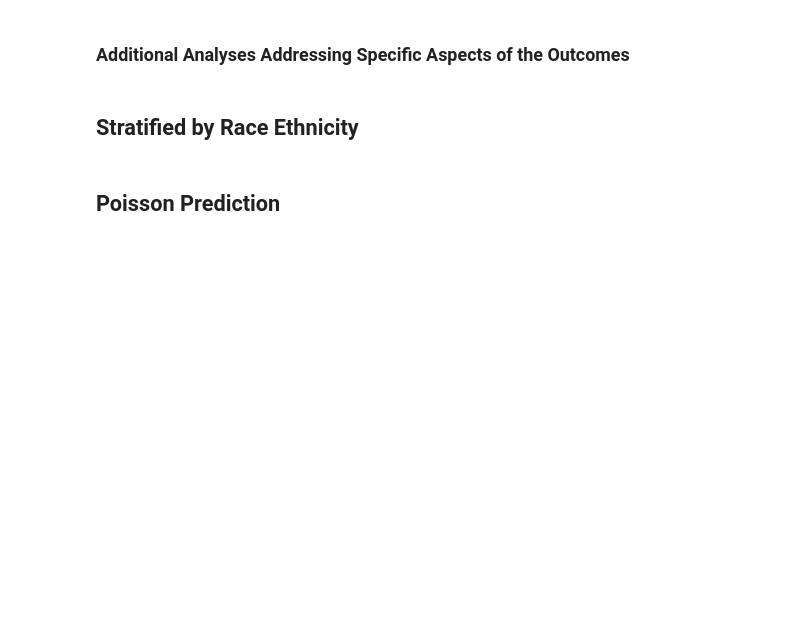
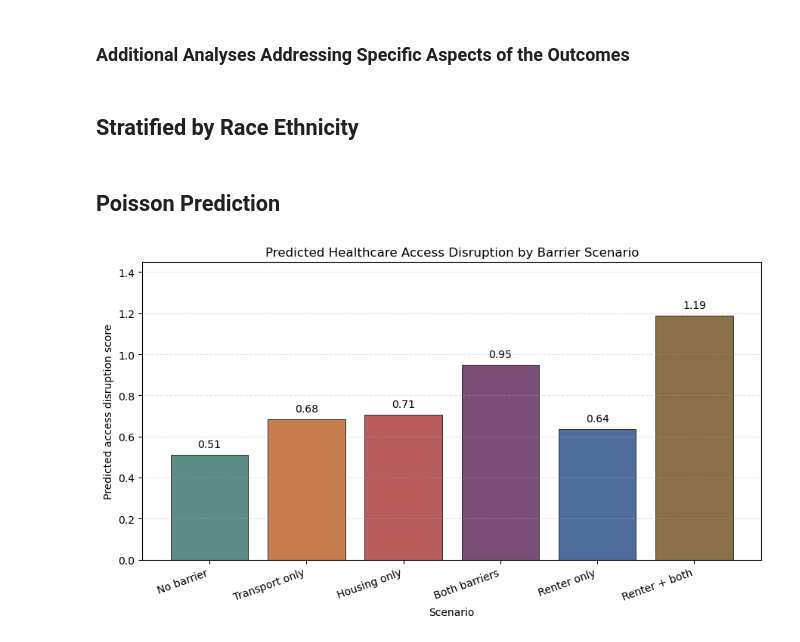
Before and after one commit to COGS108/Group-SP26-079, a Jupyter notebook: Data Analysis -2nd part.ipynb, the cells around one changed output. Saved outputs shown, nothing was run; the diff lists cells and outputs as text; code cells hidden in the pictures; blank space fills up the shorter version.

```diff
--- a/Data Analysis -2nd part.ipynb
+++ b/Data Analysis -2nd part.ipynb
@@ -516,8 +684,10 @@ test_data[['HHX', 'access_disruption_score', 'predicted_access_disruption_score'
     'results/access_disruption_test_predictions.csv', index=False
 )
 # %%
-# Bar graph for predicton
+# Load the six counterfactual scenario predictions produced in the prediction script
 scenario_predictions_for_plot = pd.read_csv('results/access_disruption_scenario_predictions.csv')
+
+# Short display labels corresponding to the six scenarios (order must match CSV)
 scenario_labels = [
     'No barrier',
     'Transport only',
@@ -527,34 +697,46 @@ scenario_labels = [
     'Renter + both'
 ]
 scenario_predictions_for_plot['plot_label'] = scenario_labels
 
 fig, ax = plt.subplots(figsize=(9, 5.2))
+
+# One distinct color per scenario to make bars easy to tell apart
 colors = ['#5B8C85', '#C77D4D', '#B85C5C', '#7B4E7A', '#4F6D9A', '#8B6F47']
+
 bars = ax.bar(
     scenario_predictions_for_plot['plot_label'],
     scenario_predictions_for_plot['predicted_access_disruption_score'],
     color=colors,
     edgecolor='#2f2f2f',
     linewidth=0.7
 )
+
+# Annotate each bar with its predicted score value just above the bar top
 for bar in bars:
     height = bar.get_height()
     ax.text(
-        bar.get_x() + bar.get_width() / 2,
-        height + 0.025,
+        bar.get_x() + bar.get_width() / 2,   # center horizontally on the bar
+        height + 0.025,                        # small vertical offset above bar
         f'{height:.2f}',
-        ha='center',
-        va='bottom',
+        ha='center', va='bottom',
         fontsize=10
     )
+
 ax.set_ylabel('Predicted access disruption score')
 ax.set_xlabel('Scenario')
 ax.set_title('Predicted Healthcare Access Disruption by Barrier Scenario')
+
+# Add 22% headroom above the tallest bar so value labels don't clip
 ax.set_ylim(0, max(scenario_predictions_for_plot['predicted_access_disruption_score']) * 1.22)
+
+# Rotate x-tick labels and right-align them so they don't overlap
 ax.tick_params(axis='x', rotation=20)
 for label in ax.get_xticklabels():
     label.set_ha('right')
+
 ax.grid(axis='y', linestyle='--', alpha=0.35)
 fig.tight_layout()
 fig.savefig('results/access_disruption_scenario_predictions.png', dpi=200)
 plt.show()
+# %% [output]
+[figure, added]
```
Also changed, not shown: parts of 11 cells of this notebook.
